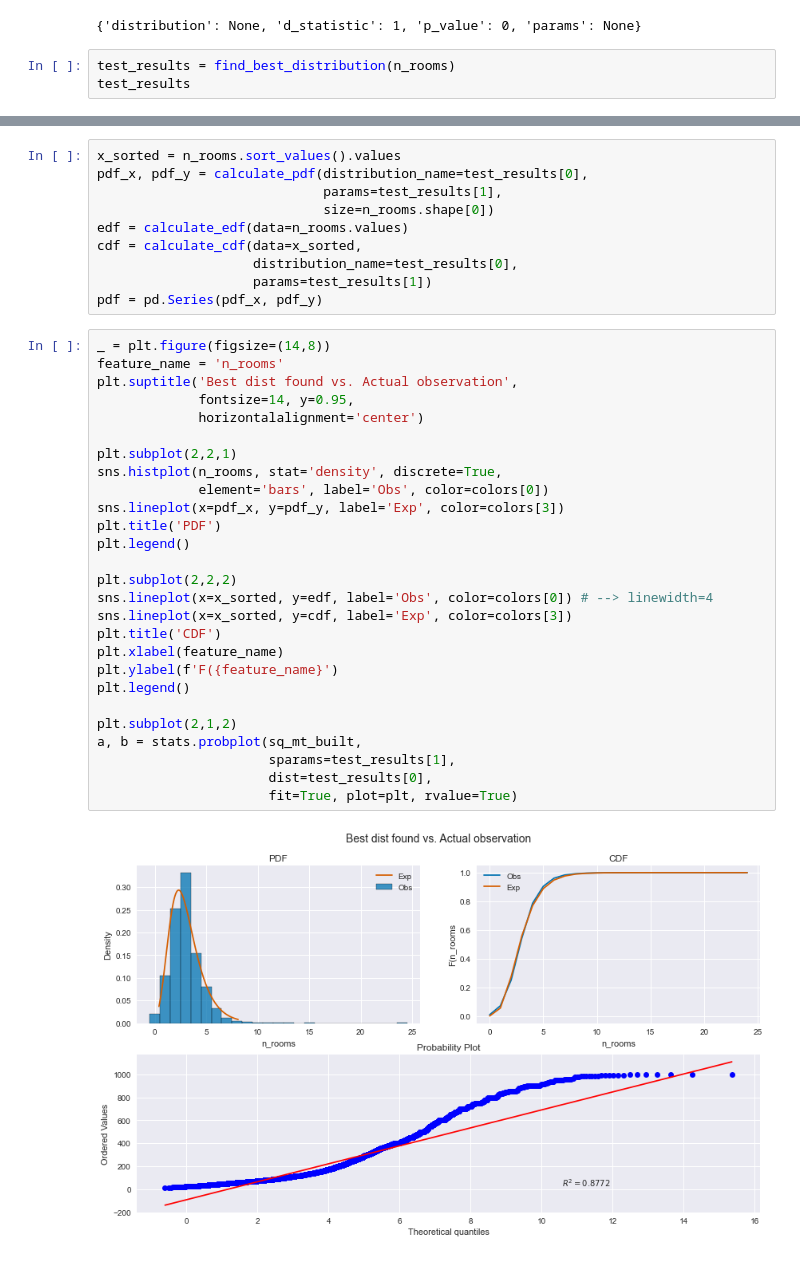
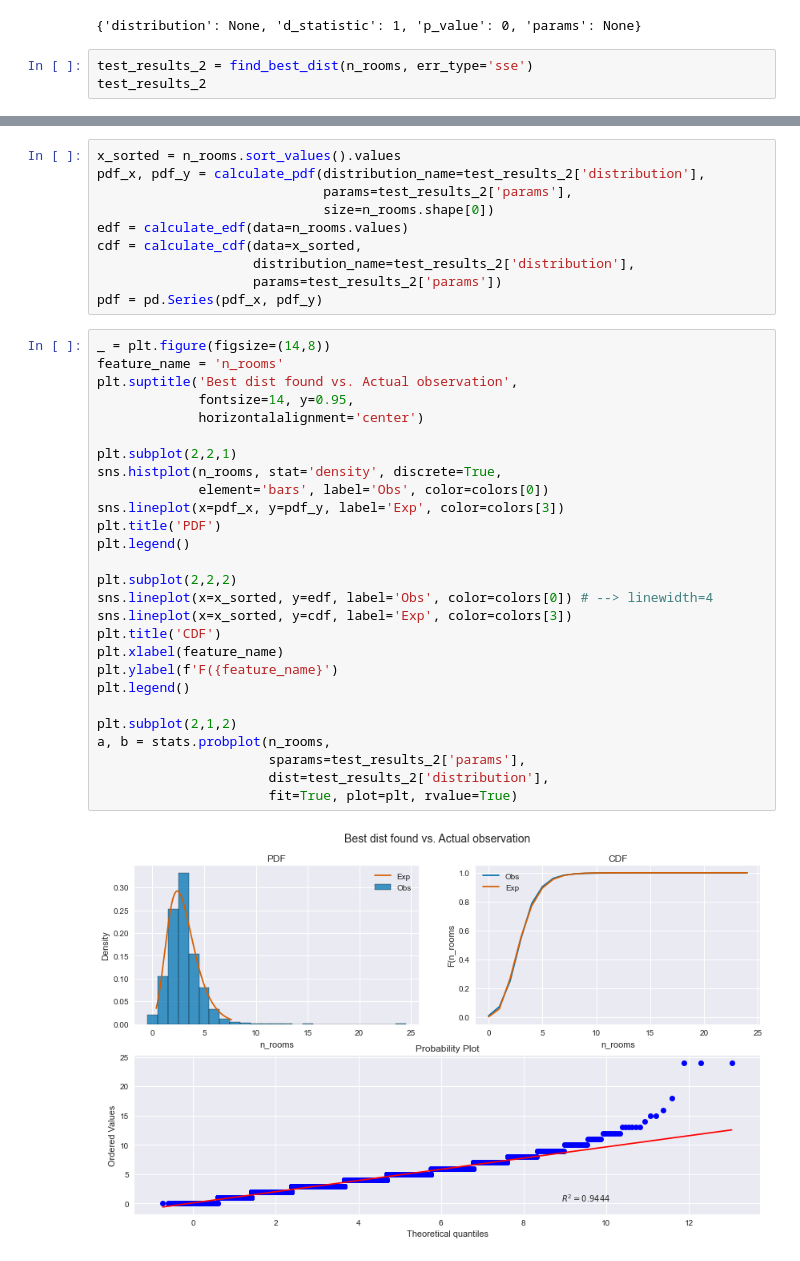
Before and after one commit to gerardovitale/real-estate-statistical-analysis, a Jupyter notebook: data_exploration.ipynb, the cells around one changed output, grey strips where cells are left out. Saved outputs shown, nothing was run; the diff lists cells and outputs as text.

```diff
--- a/data_exploration.ipynb
+++ b/data_exploration.ipynb
@@ -265,6 +368,6 @@ test_results
 # %% [output]
 {'distribution': None, 'd_statistic': 1, 'p_value': 0, 'params': None}
 # %%
-test_results = find_best_distribution(n_rooms)
-test_results
+test_results_2 = find_best_dist(n_rooms, err_type='sse')
+test_results_2
 # %% [output]
@@ -276,39 +387,39 @@ test_results
 # %%
 x_sorted = n_rooms.sort_values().values
-pdf_x, pdf_y = calculate_pdf(distribution_name=test_results[0],
-                             params=test_results[1],
+pdf_x, pdf_y = calculate_pdf(distribution_name=test_results_2['distribution'],
+                             params=test_results_2['params'],
                              size=n_rooms.shape[0])
 edf = calculate_edf(data=n_rooms.values)
 cdf = calculate_cdf(data=x_sorted,
-                    distribution_name=test_results[0],
-                    params=test_results[1])
+                    distribution_name=test_results_2['distribution'],
+                    params=test_results_2['params'])
 pdf = pd.Series(pdf_x, pdf_y)
 # %%
 _ = plt.figure(figsize=(14,8))
 feature_name = 'n_rooms'
 plt.suptitle('Best dist found vs. Actual observation',
              fontsize=14, y=0.95,
              horizontalalignment='center')
 
 plt.subplot(2,2,1)
 sns.histplot(n_rooms, stat='density', discrete=True,
              element='bars', label='Obs', color=colors[0])
 sns.lineplot(x=pdf_x, y=pdf_y, label='Exp', color=colors[3])
 plt.title('PDF')
 plt.legend()
 
 plt.subplot(2,2,2)
 sns.lineplot(x=x_sorted, y=edf, label='Obs', color=colors[0]) # --> linewidth=4
 sns.lineplot(x=x_sorted, y=cdf, label='Exp', color=colors[3])
 plt.title('CDF')
 plt.xlabel(feature_name)
 plt.ylabel(f'F({feature_name}')
 plt.legend()
 
 plt.subplot(2,1,2)
-a, b = stats.probplot(sq_mt_built,
-                      sparams=test_results[1],
-                      dist=test_results[0],
+a, b = stats.probplot(n_rooms,
+                      sparams=test_results_2['params'],
+                      dist=test_results_2['distribution'],
                       fit=True, plot=plt, rvalue=True)
 # %% [output]
-[figure, old version]
+[figure, new version]
```
Also changed, not shown: parts of 37 cells of this notebook, 2 other files.
